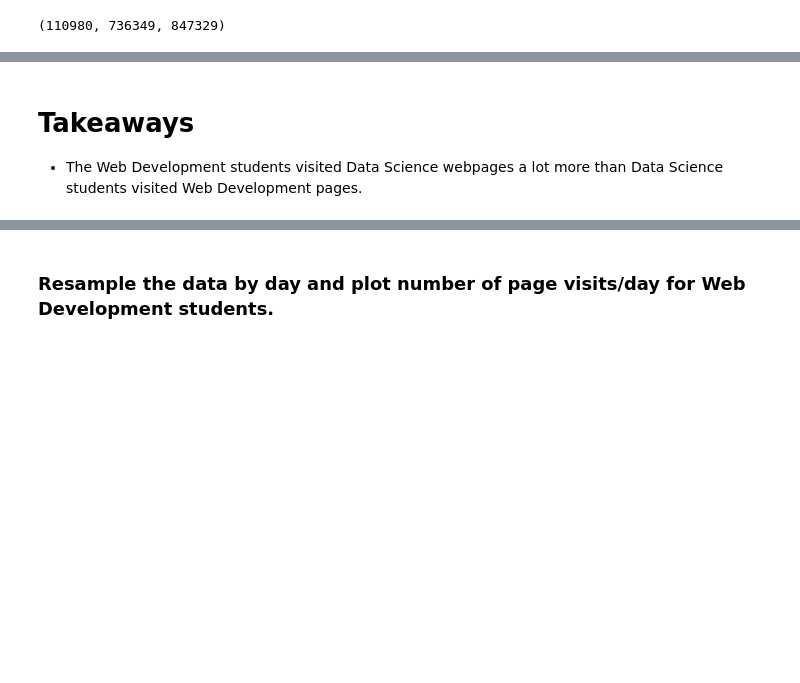
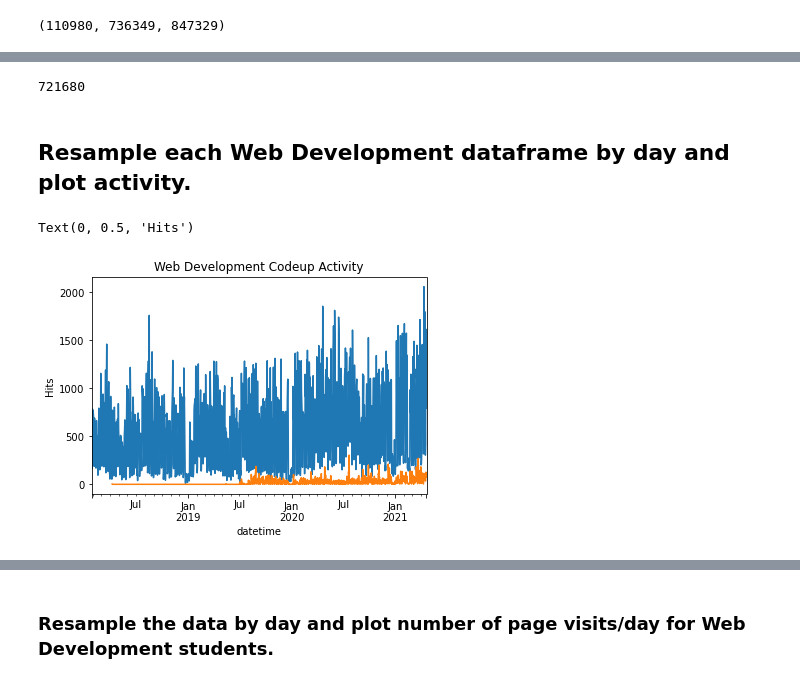
Before and after one commit to AnomalySweeper/user-log-anomaly-detection, a Jupyter notebook: bts-student-log-project-workflow-Copy1.ipynb, the cells around one changed output, grey strips where cells are left out. Drawn from its saved outputs; the diff is of its cells as text; code cells hidden in the pictures; blank space fills up the shorter version.

```diff
--- a/bts-student-log-project-workflow-Copy1.ipynb
+++ b/bts-student-log-project-workflow-Copy1.ipynb
@@ -500,3 +448,14 @@ userlog[userlog.ds_student == False].module.value_counts()[100:150]
-# %% [markdown]
-# Takeaways
-* The Web Development students visited Data Science webpages a lot more than Data Science students visited Web Development pages.
+# %%
+webdev_webdev_hits.shape[0]
+# %% [output]
+721680
+# %% [markdown]
+## Resample each Web Development dataframe by day and plot activity.
+# %%
+(webdev_webdev_hits.resample('d').path.count()).plot()
+(webdev_ds_hits.resample('d').path.count()).plot()
+plt.title('Web Development Codeup Activity')
+plt.ylabel('Hits')
+# %% [output]
+Text(0, 0.5, 'Hits')
+[figure, added]
```
Also changed, not shown: parts of 54 cells of this notebook.
